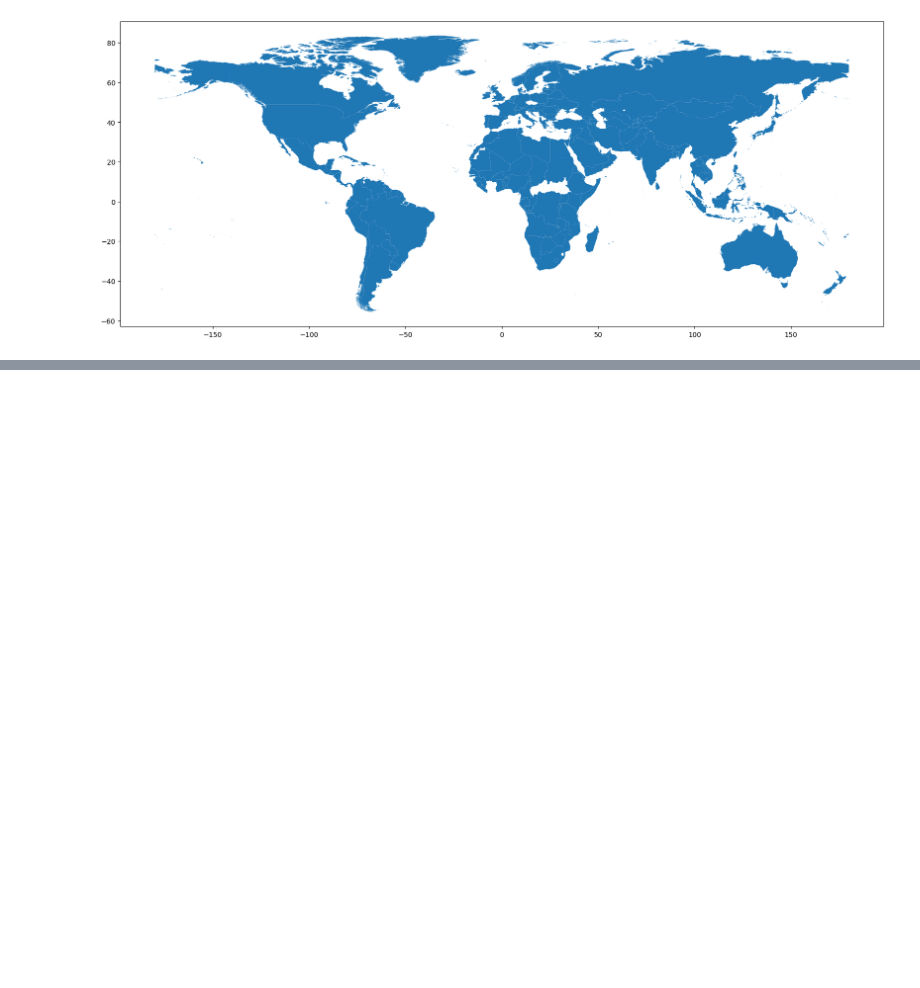
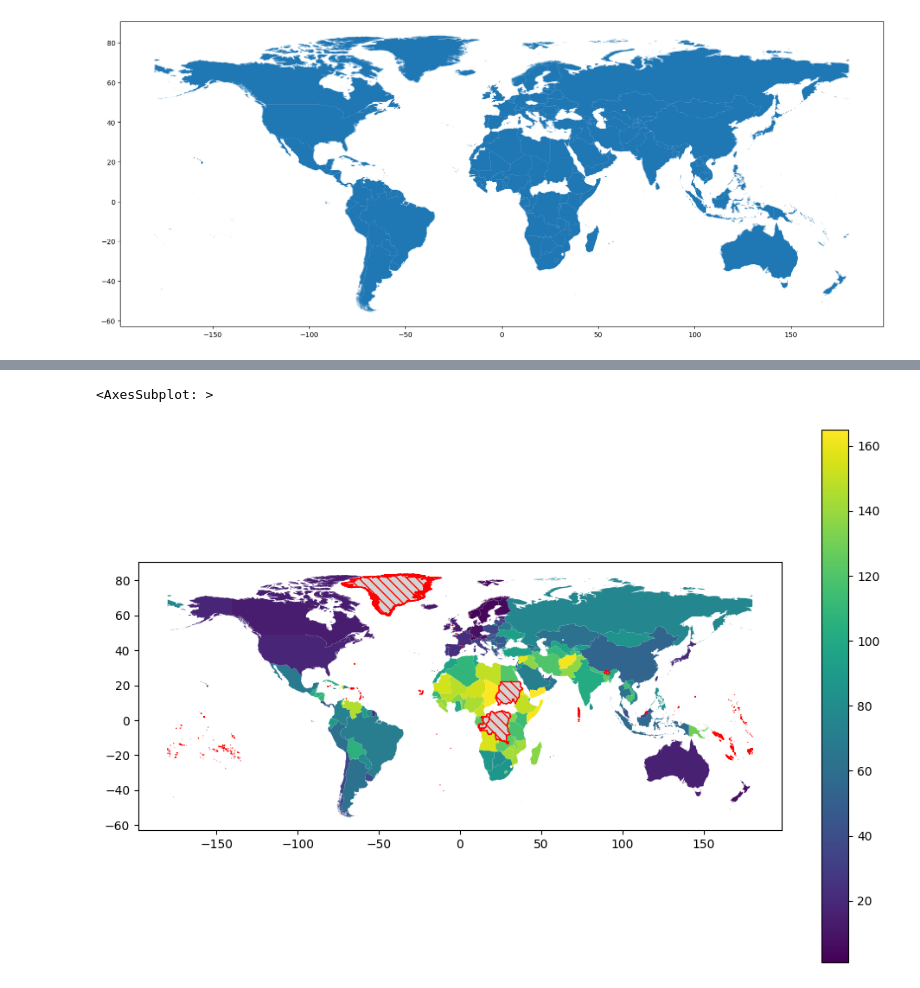
Before and after one commit to darka0805/op_geopandas, a Jupyter notebook: working.ipynb, the cells around one changed output, grey strips where cells are left out. Saved outputs shown, nothing was run; the diff lists cells and outputs as text; code cells hidden in the pictures; blank space fills up the shorter version.

```diff
--- a/working.ipynb
+++ b/working.ipynb
@@ -100,0 +126,14 @@ merged_gdf.plot(figsize=(20, 10))
+# %%
+merged_gdf.plot(
+    column="health_care",
+    legend=True,
+    figsize=(12, 8),
+    missing_kwds={
+        "color": "lightgrey",
+        "edgecolor": "red",
+        "hatch": "\\\\\\",
+    },
+)
+# %% [output]
+<AxesSubplot: >
+[figure, added]
```
Also changed, not shown: parts of 5 cells of this notebook.
